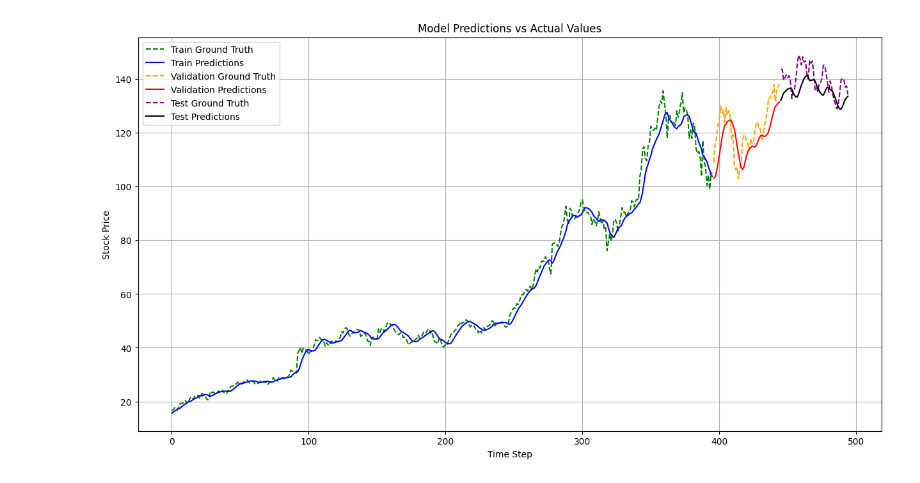
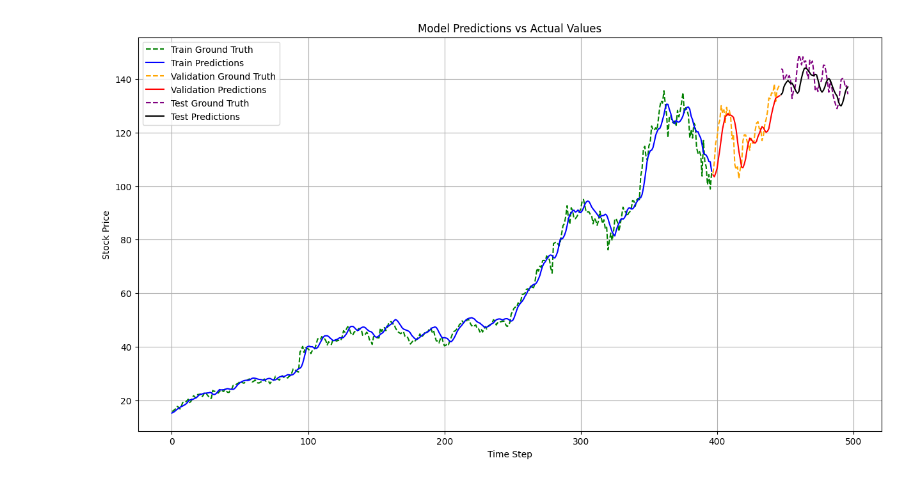
Before and after one commit to ss47tt/Stock_price_LSTM, a Jupyter notebook: Stock_price_LSTM.ipynb, the cells around one changed output. Saved outputs shown, nothing was run; the diff lists cells and outputs as text; code cells hidden in the pictures.

```diff
--- a/Stock_price_LSTM.ipynb
+++ b/Stock_price_LSTM.ipynb
@@ -9,7 +9,7 @@ from torch.utils.data import DataLoader, TensorDataset
 import matplotlib.pyplot as plt
 
 # Hyperparameters
-input_len = 7   # Length of input sequences
+input_len = 5   # Length of input sequences
 output_len = 1  # Length of output sequence
 batch_size = 8
 epochs = 100
@@ -247 +247 @@ Test Loss: 0.0020680359032537255
-[figure, old version]
+[figure, new version]
```
Also changed, not shown: parts of 1 cell of this notebook, 1 other file.
